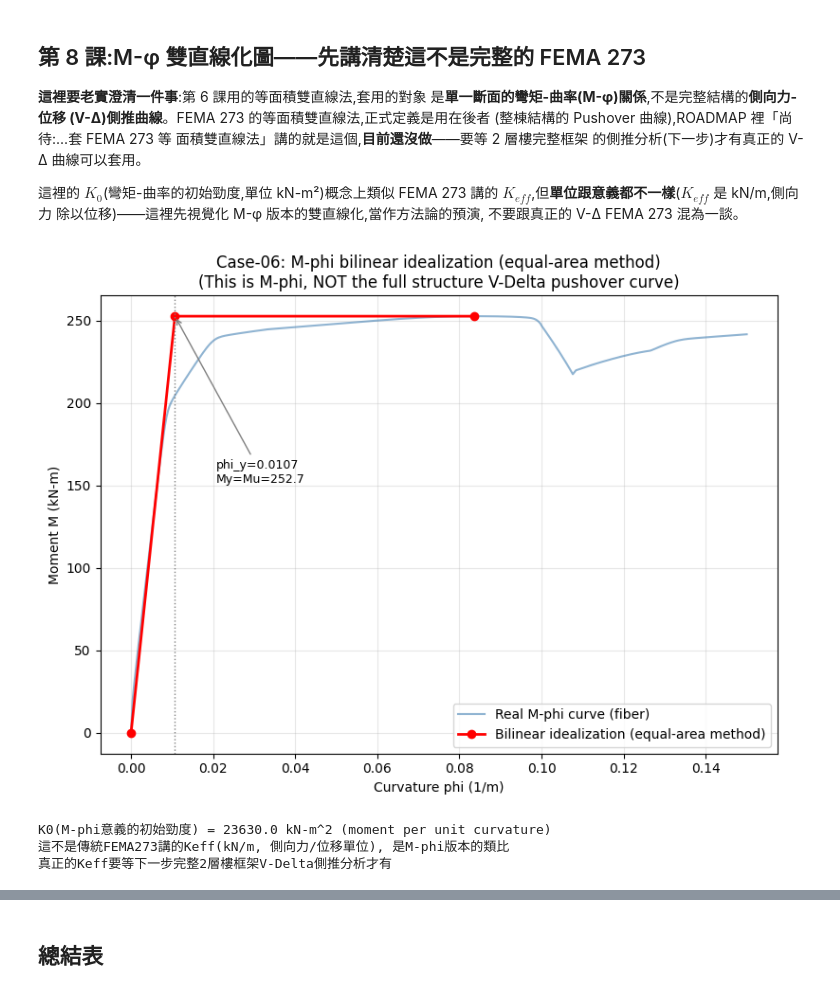
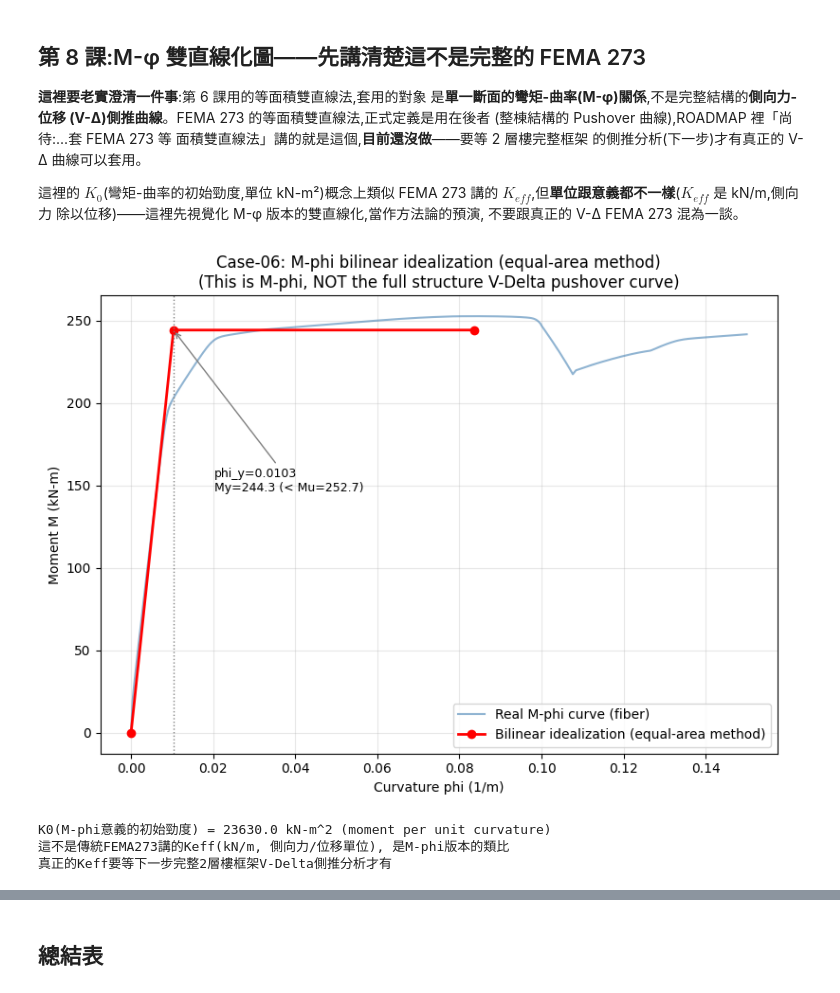
Before and after one commit to zhixiu0223/taiwan-seismic-code-calc, a Jupyter notebook: notebooks/case06_fiber_pm_interaction.ipynb, the cells around one changed output, grey strips where cells are left out. Cells and saved outputs as stored; diff of their text form; code cells hidden in the pictures.

```diff
--- a/notebooks/case06_fiber_pm_interaction.ipynb
+++ b/notebooks/case06_fiber_pm_interaction.ipynb
@@ -359,19 +359,32 @@ n_elastic = max(5, peak_idx//20)
 K0 = np.polyfit(phis_trim[:n_elastic], moments_trim[:n_elastic], 1)[0]
 area_real = np.trapezoid(moments_trim, phis_trim)
 
-# 等面積雙直線法簡化版: plateau固定在Mu, 斜率固定在K0, 直接算phi_y
-# (比聯立二次方程式穩健, 常見的簡化做法, 不強求能量100%相等)
-phi_y = M_u / K0
-area_bilinear = 0.5*phi_y*M_u + (phi_u-phi_y)*M_u
+# 正確版等面積雙直線法: plateau高度My是未知數(不是直接假設等於Mu!),
+# phi_u固定(用真實曲線的峰值曲率), 解聯立方程式讓面積真正相等:
+# My^2 - 2*K0*phi_u*My + 2*K0*area_real = 0
+# 這樣雙直線才會跟真實曲線互相穿越(一段面積在上、一段在下, 互相抵銷),
+# 不是像簡化版那樣幾乎全程停留在同一側——上一版的簡化做法不是真正的
+# 等面積法, 只是恰好數字差距不大, 被誤判為「合理」, 這裡改正
+a_coef, b_coef, c_coef = 1.0, -2*K0*phi_u, 2*K0*area_real
+disc = b_coef**2 - 4*a_coef*c_coef
+assert disc >= 0, "判別式為負, 無實數解, 代表K0或phi_u的估計有問題"
+
+Vy1 = (-b_coef - disc**0.5)/(2*a_coef)
+Vy2 = (-b_coef + disc**0.5)/(2*a_coef)
+# 取物理合理的解(0 < My < Mu, 降伏彎矩要小於峰值彎矩)
+My = Vy1 if 0 < Vy1 < M_u else Vy2
+phi_y = My / K0
+
+area_bilinear = My*phi_u - My**2/(2*K0)
 energy_diff = abs(area_bilinear-area_real)/area_real
 
 print(f"彈性勁度 K0 = {K0:.2f} kN-m^2")
-print(f"降伏點: phi_y={phi_y:.6f}, My=Mu(簡化)={M_u:.2f} kN-m")
+print(f"降伏點(正確聯立解): phi_y={phi_y:.6f}, My={My:.2f} kN-m (注意: My < Mu, 不是簡化假設My=Mu)")
 print(f"峰值: phi_u={phi_u:.5f}, Mu={M_u:.2f} kN-m")
 print(f"延展性 mu_phi = phi_u/phi_y = {phi_u/phi_y:.2f}")
-print(f"能量比對(真實曲線 vs 雙直線化): 差異 {energy_diff:.1%}")
+print(f"能量比對(真實曲線 vs 雙直線化): 差異 {energy_diff:.2%}")
 
-assert energy_diff < 0.10, "雙直線化能量誤差應在10%以內"
-print("\n[PASS] 雙直線化能量誤差在合理範圍內")
+assert energy_diff < 0.01, "正確聯立解的雙直線化面積誤差應該幾乎為零(<1%)"
+print("\n[PASS] 雙直線化面積誤差幾乎為零, 是真正的等面積法(不是簡化近似)")
 # %% [output]
 彈性勁度 K0 = 23630.05 kN-m^2
@@ -615,24 +628,24 @@ WARNING ZeroLength::setDomain(): Element 1 has L= 0.001, which is greater than t
 # %%
 fig, ax = plt.subplots(figsize=(8,6))
 ax.plot(phis, moments, '-', color='steelblue', lw=1.5, alpha=0.6, label='Real M-phi curve (fiber)')
-ax.plot([0, phi_y, phi_u], [0, M_u, M_u], 'o-', color='red', lw=2, ms=6,
+ax.plot([0, phi_y, phi_u], [0, My, My], 'o-', color='red', lw=2, ms=6,
         label='Bilinear idealization (equal-area method)')
 ax.axvline(phi_y, color='gray', ls=':', lw=1)
-ax.annotate(f'phi_y={phi_y:.4f}\nMy=Mu={M_u:.1f}', xy=(phi_y,M_u), xytext=(phi_y+0.01,M_u*0.6),
+ax.annotate(f'phi_y={phi_y:.4f}\nMy={My:.1f} (< Mu={M_u:.1f})', xy=(phi_y,My), xytext=(phi_y+0.01,My*0.6),
             fontsize=9, arrowprops=dict(arrowstyle='->',color='gray'))
 ax.set_xlabel('Curvature phi (1/m)')
 ax.set_ylabel('Moment M (kN-m)')
 ax.set_title('Case-06: M-phi bilinear idealization (equal-area method)\n(This is M-phi, NOT the full structure V-Delta pushover curve)')
 ax.legend()
 ax.grid(True, alpha=0.3)
 plt.tight_layout()
 plt.show()
 
 print(f"K0(M-phi意義的初始勁度) = {K0:.1f} kN-m^2 (moment per unit curvature)")
 print("這不是傳統FEMA273講的Keff(kN/m, 側向力/位移單位), 是M-phi版本的類比")
 print("真正的Keff要等下一步完整2層樓框架V-Delta側推分析才有")
 # %% [output]
-[figure, old version]
+[figure, new version]
 K0(M-phi意義的初始勁度) = 23630.0 kN-m^2 (moment per unit curvature)
 這不是傳統FEMA273講的Keff(kN/m, 側向力/位移單位), 是M-phi版本的類比
 真正的Keff要等下一步完整2層樓框架V-Delta側推分析才有
```
Also changed, not shown: parts of 5 cells of this notebook.
